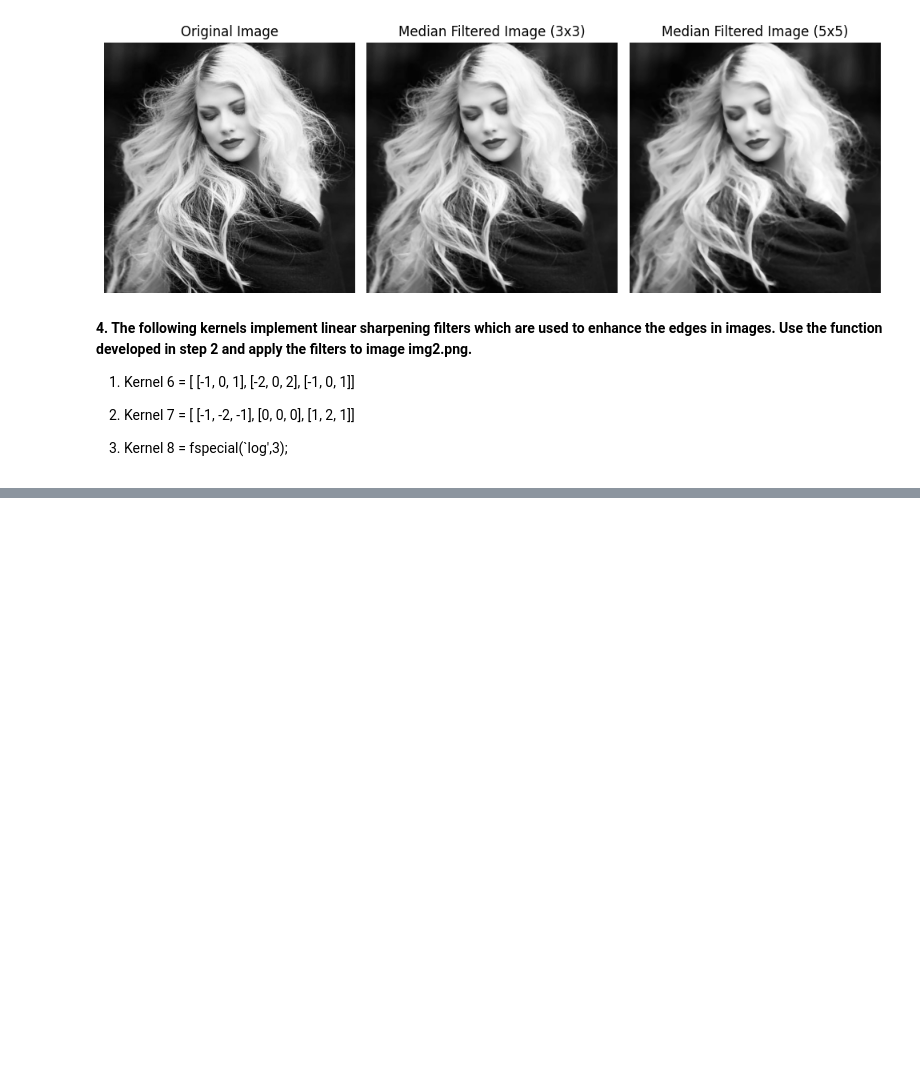
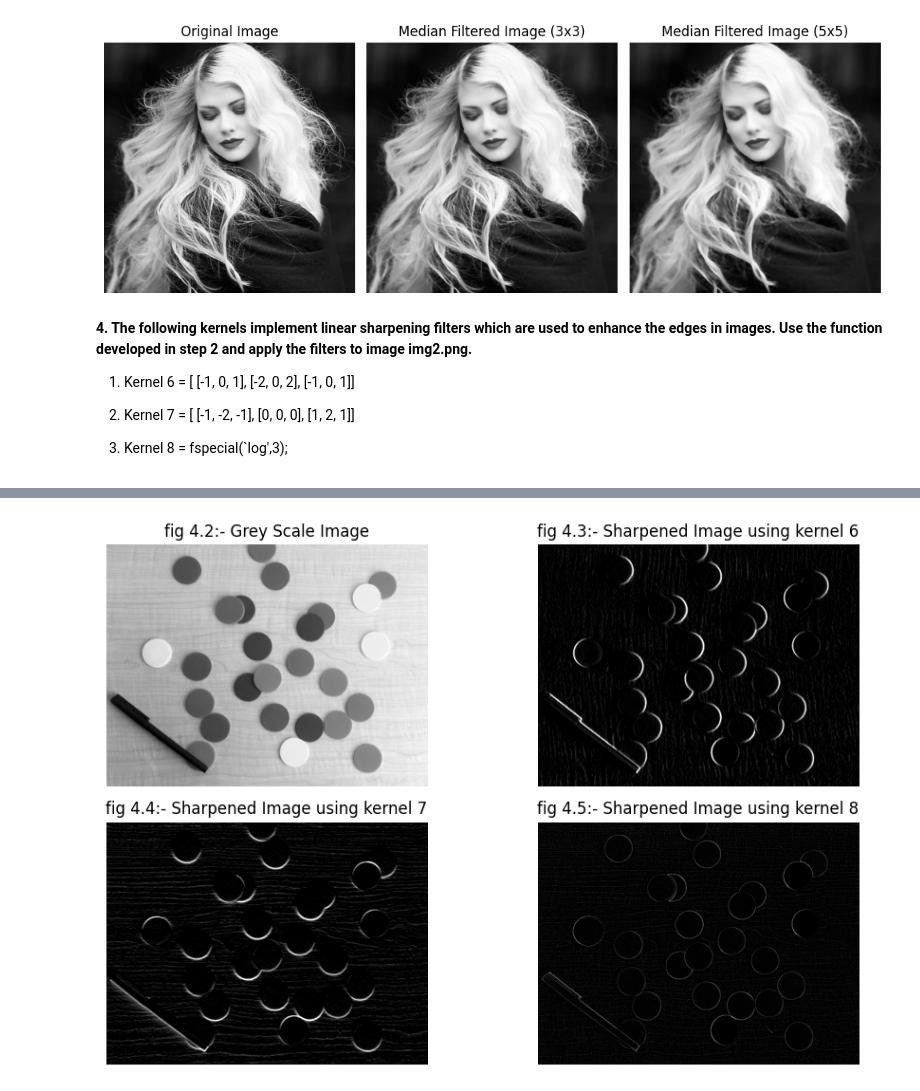
Before and after one commit to aayushrijal2017/Visionlab02, a Jupyter notebook: Spatial_Filtering.ipynb, the cells around one changed output, grey strips where cells are left out. Drawn from its saved outputs; the diff is of its cells as text; code cells hidden in the pictures; blank space fills up the shorter version.

Commit message:
Sharpened image updated

```diff
--- a/Spatial_Filtering.ipynb
+++ b/Spatial_Filtering.ipynb
@@ -234,0 +161,54 @@ plt.show()
+# %%
+import numpy as np
+import matplotlib.pyplot as plt
+import cv2
+from scipy.ndimage import gaussian_laplace
+
+def linear_sharpening(image):
+    # Define the sharpening kernels
+    kernel_6 = np.array([[-1, 0, 1], [-2, 0, 2], [-1, 0, 1]], dtype=np.float32)
+    kernel_7 = np.array([[-1, -2, -1], [0, 0, 0], [1, 2, 1]], dtype=np.float32)
+    kernel_8 = np.array([[0, 1, 0], [1, -4, 1], [0, 1, 0]], dtype=np.float32)
+
+    # Apply the sharpening filters
+    sharpened_image_6 = cv2.filter2D(image, -1, kernel_6)
+    sharpened_image_7 = cv2.filter2D(image, -1, kernel_7)
+    sharpened_image_8 = cv2.filter2D(image, -1, kernel_8)
+
+    return sharpened_image_6, sharpened_image_7, sharpened_image_8
+
+# Load the image
+image = cv2.imread('img2.png')
+
+# Convert the image to grayscale
+gray_image = cv2.cvtColor(image, cv2.COLOR_BGR2GRAY)
+
+# Apply linear sharpening filters
+sharpened_image_6, sharpened_image_7, sharpened_image_8 = linear_sharpening(gray_image)
+
+# Display the images
+plt.figure(figsize=(10, 6))
+plt.subplot(2, 2, 1)
+plt.imshow(gray_image, cmap='gray')
+plt.title('fig 4.2:- Grey Scale Image')
+plt.axis('off')
+
+plt.subplot(2, 2, 2)
+plt.imshow(sharpened_image_6, cmap='gray')
+plt.title('fig 4.3:- Sharpened Image using kernel 6')
+plt.axis('off')
+
+plt.subplot(2, 2, 3)
+plt.imshow(sharpened_image_7, cmap='gray')
+plt.title('fig 4.4:- Sharpened Image using kernel 7')
+plt.axis('off')
+
+plt.subplot(2, 2, 4)
+plt.imshow(sharpened_image_8, cmap='gray')
+plt.title('fig 4.5:- Sharpened Image using kernel 8')
+plt.axis('off')
+
+plt.tight_layout()
+plt.show()
+# %% [output]
+[figure, added]
```
Also changed, not shown: parts of 2 cells of this notebook.
